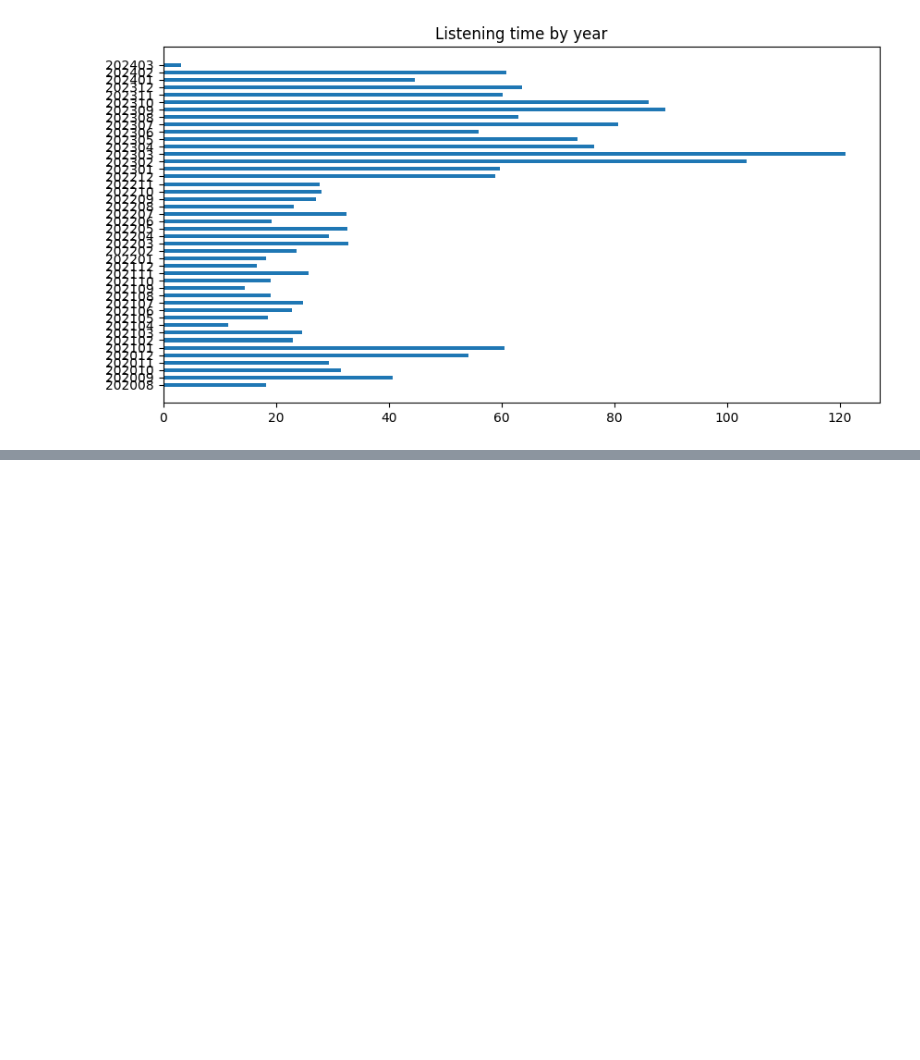
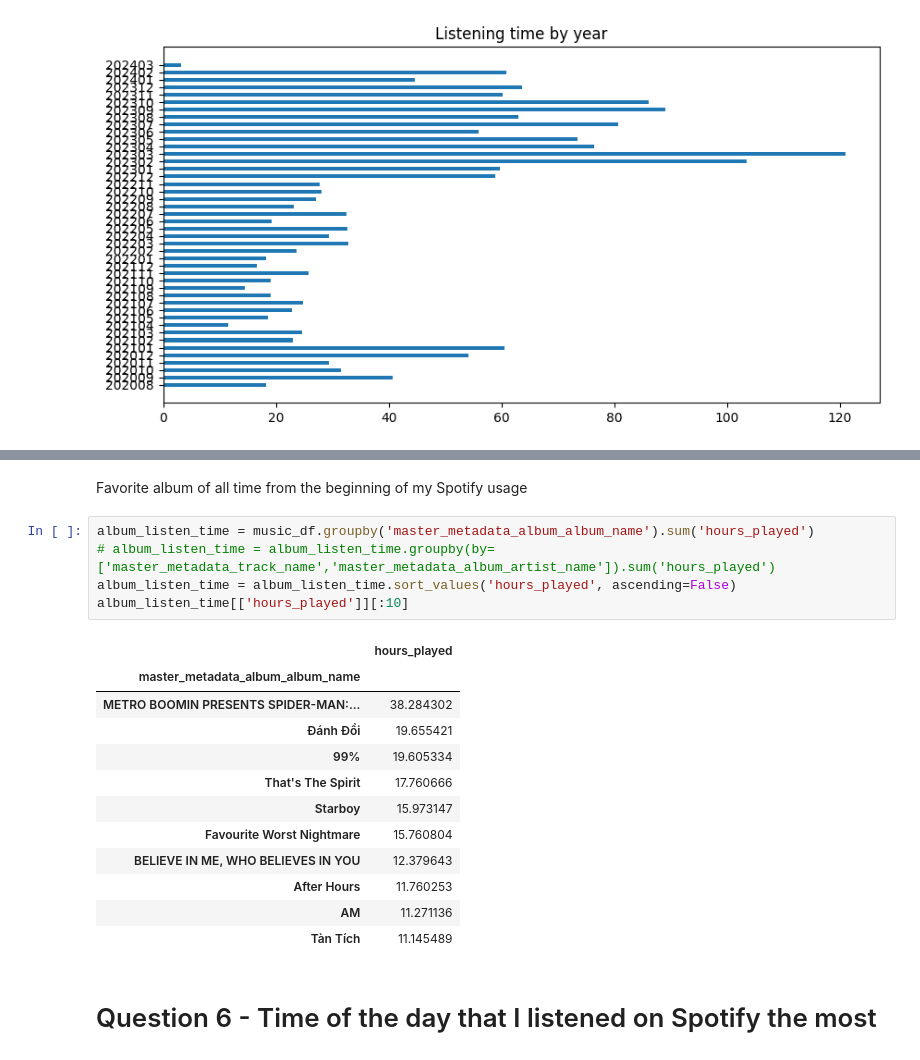
Before and after one commit to nkt1850/Spotify-EDA, a Jupyter notebook: Spotify Data Analysis/Spotify EDA.ipynb, the cells around one changed output, grey strips where cells are left out. Cells and saved outputs as stored; diff of their text form; blank space fills up the shorter version.

Commit message:
Update Question 5 - Favorite albums
Seems like a rather simple question but imma take it nonetheless

```diff
--- a/Spotify Data Analysis/Spotify EDA.ipynb
+++ b/Spotify Data Analysis/Spotify EDA.ipynb
@@ -202,0 +215,22 @@ ax.barh(listening_time.index, listening_time, height=0.5)
+# %% [markdown]
+Favorite album of all time from the beginning of my Spotify usage
+# %%
+album_listen_time = music_df.groupby('master_metadata_album_album_name').sum('hours_played')
+# album_listen_time = album_listen_time.groupby(by=['master_metadata_track_name','master_metadata_album_artist_name']).sum('hours_played')
+album_listen_time = album_listen_time.sort_values('hours_played', ascending=False)
+album_listen_time[['hours_played']][:10]
+# %% [output]
+|  | hours_played |
+| master_metadata_album_album_name |  |
+| METRO BOOMIN PRESENTS SPIDER-MAN:... | 38.284302 |
+| Đánh Đổi | 19.655421 |
+| 99% | 19.605334 |
+| That's The Spirit | 17.760666 |
+| Starboy | 15.973147 |
+| Favourite Worst Nightmare | 15.760804 |
+| BELIEVE IN ME, WHO BELIEVES IN YOU | 12.379643 |
+| After Hours | 11.760253 |
+| AM | 11.271136 |
+| Tàn Tích | 11.145489 |
+# %% [markdown]
+# Question 6 - Time of the day that I listened on Spotify the most
```
Also changed, not shown: parts of 2 cells of this notebook.
